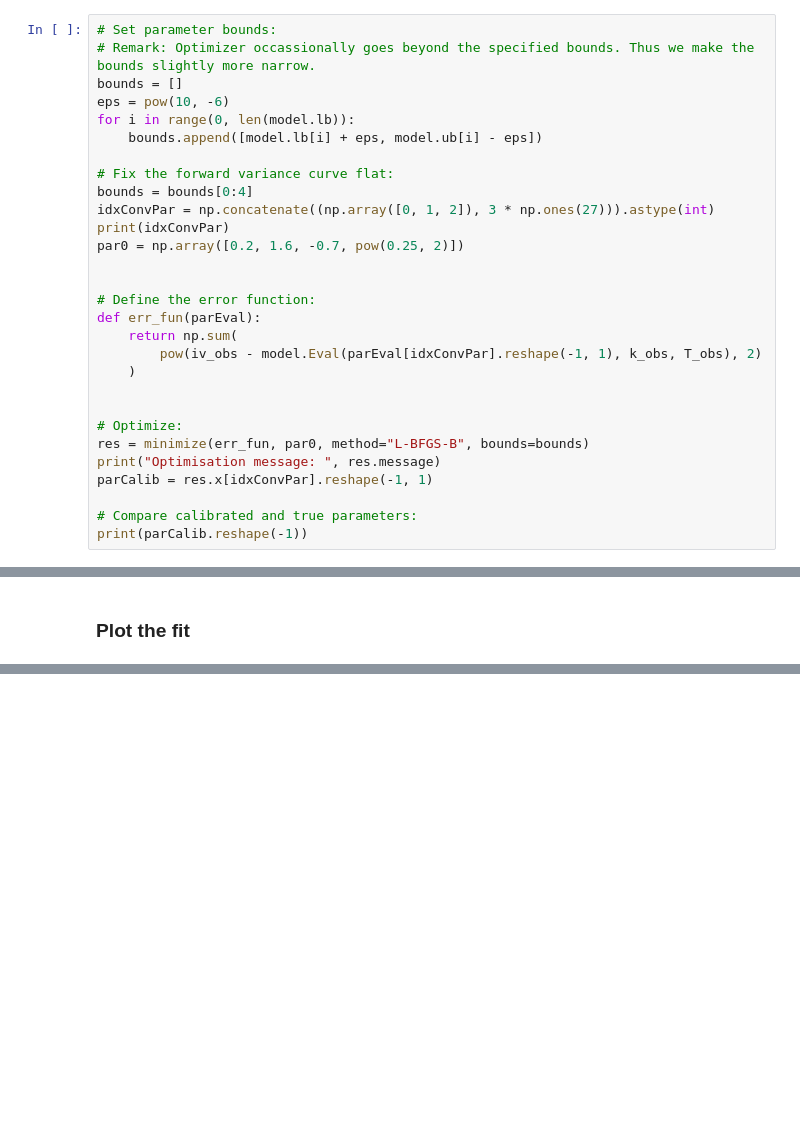
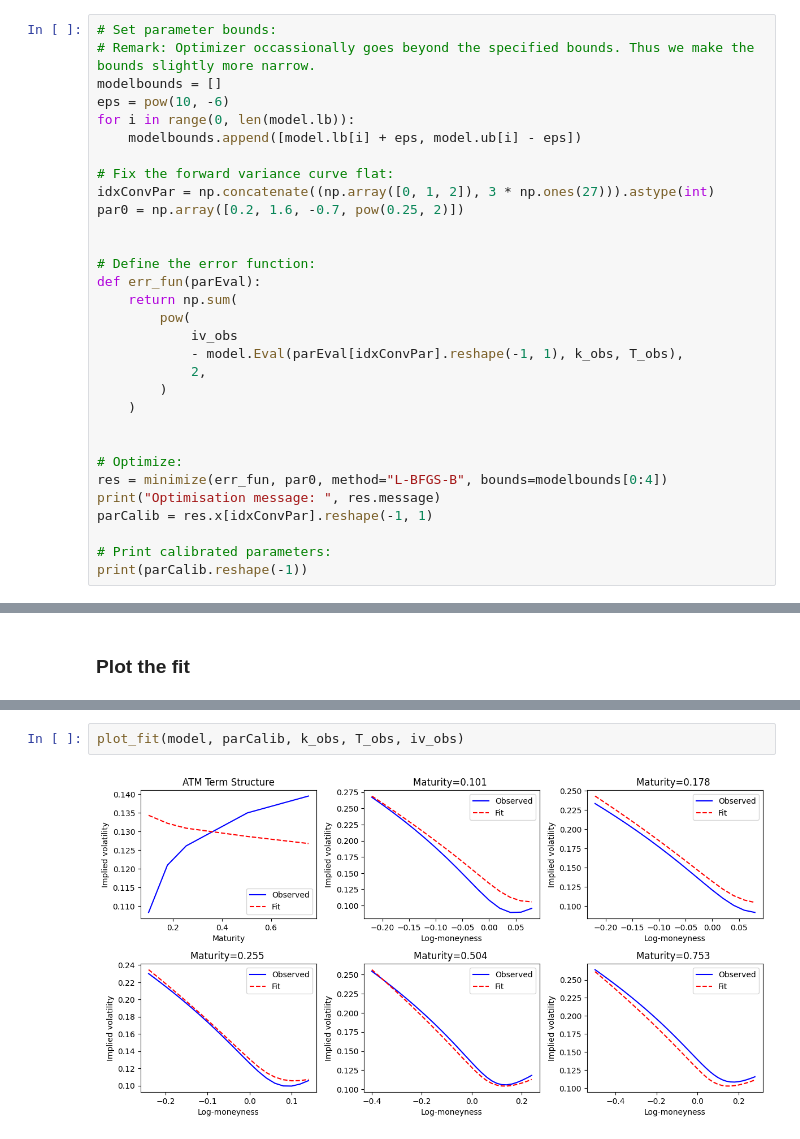
Before and after one commit to qatwalk/calibration, a Jupyter notebook: rbergomi/mkt_calibrate.ipynb, the cells around one changed output, grey strips where cells are left out. Saved outputs shown, nothing was run; the diff lists cells and outputs as text; blank space fills up the shorter version.

Commit message:
improve the calibration

```diff
--- a/rbergomi/mkt_calibrate.ipynb
+++ b/rbergomi/mkt_calibrate.ipynb
@@ -93,30 +88,32 @@ Remark: In this version we force the forward variance curve (Xi) flat, which is
 # %%
 # Set parameter bounds:
 # Remark: Optimizer occassionally goes beyond the specified bounds. Thus we make the bounds slightly more narrow.
-bounds = []
+modelbounds = []
 eps = pow(10, -6)
 for i in range(0, len(model.lb)):
-    bounds.append([model.lb[i] + eps, model.ub[i] - eps])
+    modelbounds.append([model.lb[i] + eps, model.ub[i] - eps])
 
 # Fix the forward variance curve flat:
-bounds = bounds[0:4]
 idxConvPar = np.concatenate((np.array([0, 1, 2]), 3 * np.ones(27))).astype(int)
-print(idxConvPar)
 par0 = np.array([0.2, 1.6, -0.7, pow(0.25, 2)])
 
 
 # Define the error function:
 def err_fun(parEval):
     return np.sum(
-        pow(iv_obs - model.Eval(parEval[idxConvPar].reshape(-1, 1), k_obs, T_obs), 2)
+        pow(
+            iv_obs
+            - model.Eval(parEval[idxConvPar].reshape(-1, 1), k_obs, T_obs),
+            2,
+        )
     )
 
 
 # Optimize:
-res = minimize(err_fun, par0, method="L-BFGS-B", bounds=bounds)
+res = minimize(err_fun, par0, method="L-BFGS-B", bounds=modelbounds[0:4])
 print("Optimisation message: ", res.message)
 parCalib = res.x[idxConvPar].reshape(-1, 1)
 
-# Compare calibrated and true parameters:
+# Print calibrated parameters:
 print(parCalib.reshape(-1))
 # %% [output]
@@ -153,0 +128,4 @@ plt.show()
+# %%
+plot_fit(model, parCalib, k_obs, T_obs, iv_obs)
+# %% [output]
+[figure, added]
```
Also changed, not shown: parts of 14 cells of this notebook, 3 other files.
